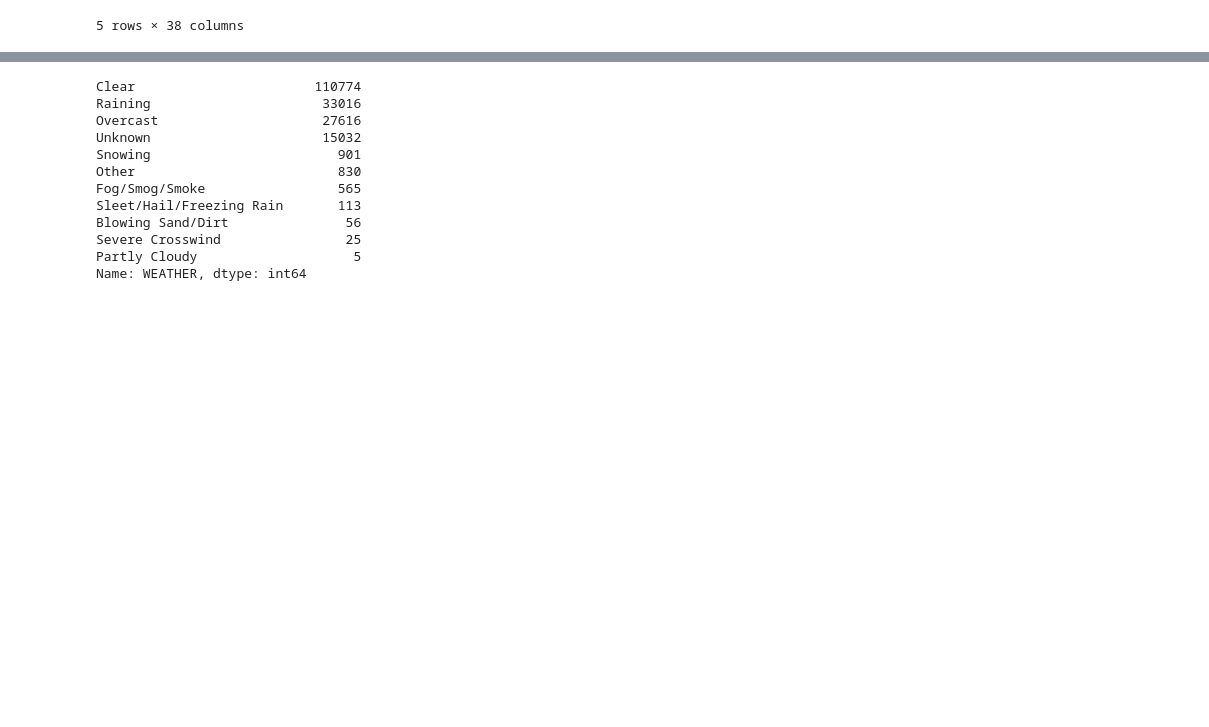
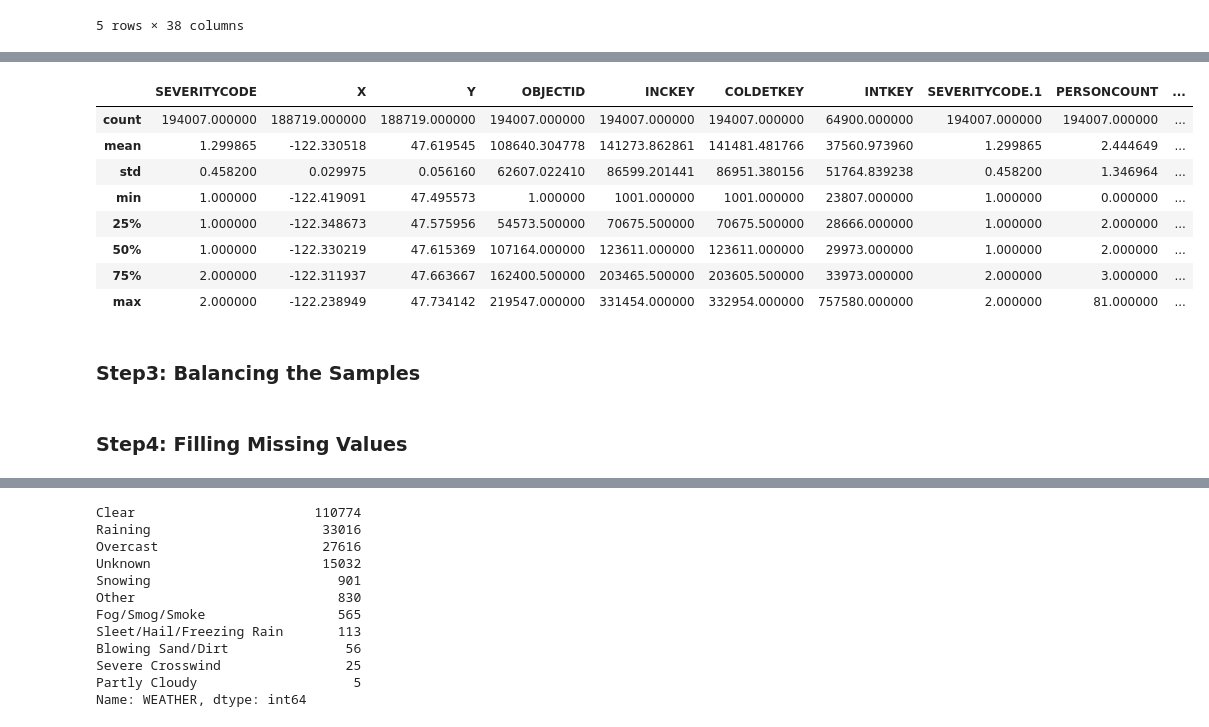
Before and after one commit to hindahmad431/IBM_DATASCIENCE_CAPSTONE, a Jupyter notebook: Predicting_Car_Accident.ipynb, the cells around one changed output, grey strips where cells are left out. Cells and saved outputs as stored; diff of their text form; code cells hidden in the pictures; blank space fills up the shorter version.

```diff
--- a/Predicting_Car_Accident.ipynb
+++ b/Predicting_Car_Accident.ipynb
@@ -24 +62,15 @@ undersample = RandomUnderSampler(sampling_strategy='majority')
+# %%
+df.describe()
+# %% [output]
+|  | SEVERITYCODE | X | Y | OBJECTID | INCKEY | COLDETKEY | INTKEY | SEVERITYCODE.1 | PERSONCOUNT | ... |
+| count | 194007.000000 | 188719.000000 | 188719.000000 | 194007.000000 | 194007.000000 | 194007.000000 | 64900.000000 | 194007.000000 | 194007.000000 | ... |
+| mean | 1.299865 | -122.330518 | 47.619545 | 108640.304778 | 141273.862861 | 141481.481766 | 37560.973960 | 1.299865 | 2.444649 | ... |
+| std | 0.458200 | 0.029975 | 0.056160 | 62607.022410 | 86599.201441 | 86951.380156 | 51764.839238 | 0.458200 | 1.346964 | ... |
+| min | 1.000000 | -122.419091 | 47.495573 | 1.000000 | 1001.000000 | 1001.000000 | 23807.000000 | 1.000000 | 0.000000 | ... |
+| 25% | 1.000000 | -122.348673 | 47.575956 | 54573.500000 | 70675.500000 | 70675.500000 | 28666.000000 | 1.000000 | 2.000000 | ... |
+| 50% | 1.000000 | -122.330219 | 47.615369 | 107164.000000 | 123611.000000 | 123611.000000 | 29973.000000 | 1.000000 | 2.000000 | ... |
+| 75% | 2.000000 | -122.311937 | 47.663667 | 162400.500000 | 203465.500000 | 203605.500000 | 33973.000000 | 2.000000 | 3.000000 | ... |
+| max | 2.000000 | -122.238949 | 47.734142 | 219547.000000 | 331454.000000 | 332954.000000 | 757580.000000 | 2.000000 | 81.000000 | ... |
+# %% [markdown]
+### Step3: Balancing the Samples
 # %%
@@ -32,3 +87,5 @@ y = Y_under
+# %% [markdown]
+### Step4: Filling Missing Values
 # %%
 df1['SPEEDING'].fillna(0, inplace=True)
 df1['SPEEDING'].replace('Y', 1, inplace=True)
```
Also changed, not shown: parts of 57 cells of this notebook.
